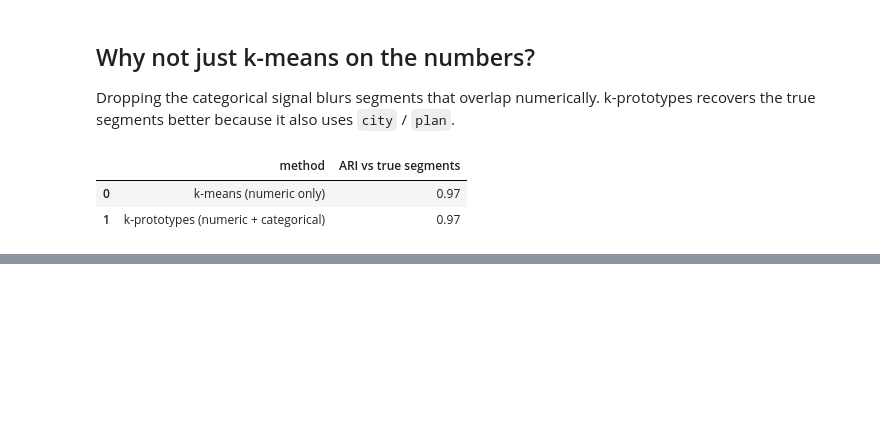
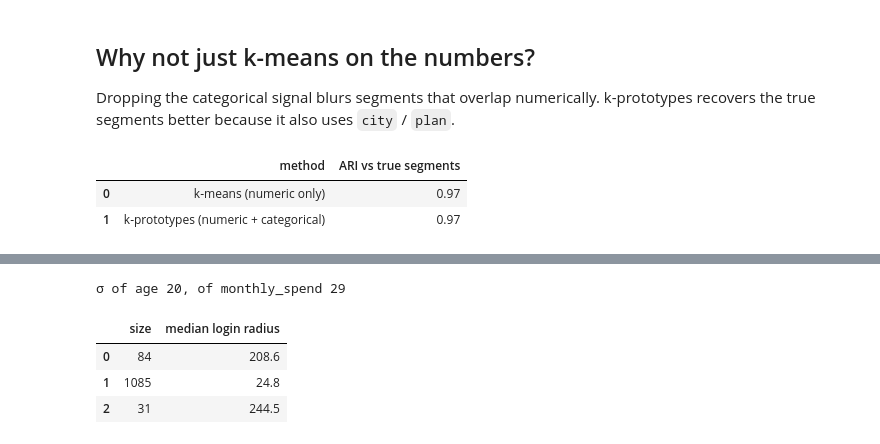
Before and after one commit to ilgrad/betula-cluster, a Jupyter notebook: examples/07_mixed_data_kprototypes.ipynb, the cells around one changed output, grey strips where cells are left out. Drawn from its saved outputs; the diff is of its cells as text; code cells hidden in the pictures; blank space fills up the shorter version.

```diff
--- a/examples/07_mixed_data_kprototypes.ipynb
+++ b/examples/07_mixed_data_kprototypes.ipynb
@@ -155,0 +276,19 @@ pd.DataFrame(
+# %%
+Z12, _ = with_login(7, 1.2)
+naive12 = np.asarray(KPrototypes(n_clusters=3, categorical=[2, 3], seed=1).fit_predict(Z12))
+radius = np.linalg.norm(Z12[:, 4:6], axis=1)
+print(f"σ of age {Z12[:, 0].std():.0f}, of monthly_spend {Z12[:, 1].std():.0f}")
+pd.DataFrame(
+    {
+        "size": [int((naive12 == c).sum()) for c in range(naive12.max() + 1)],
+        "median login radius": [
+            round(float(np.median(radius[naive12 == c])), 1) for c in range(naive12.max() + 1)
+        ],
+    }
+)
+# %% [output]
+σ of age 20, of monthly_spend 29
+|  | size | median login radius |
+| 0 | 84 | 208.6 |
+| 1 | 1085 | 24.8 |
+| 2 | 31 | 244.5 |
```
Also changed, not shown: parts of 11 cells of this notebook, 3 other files.
